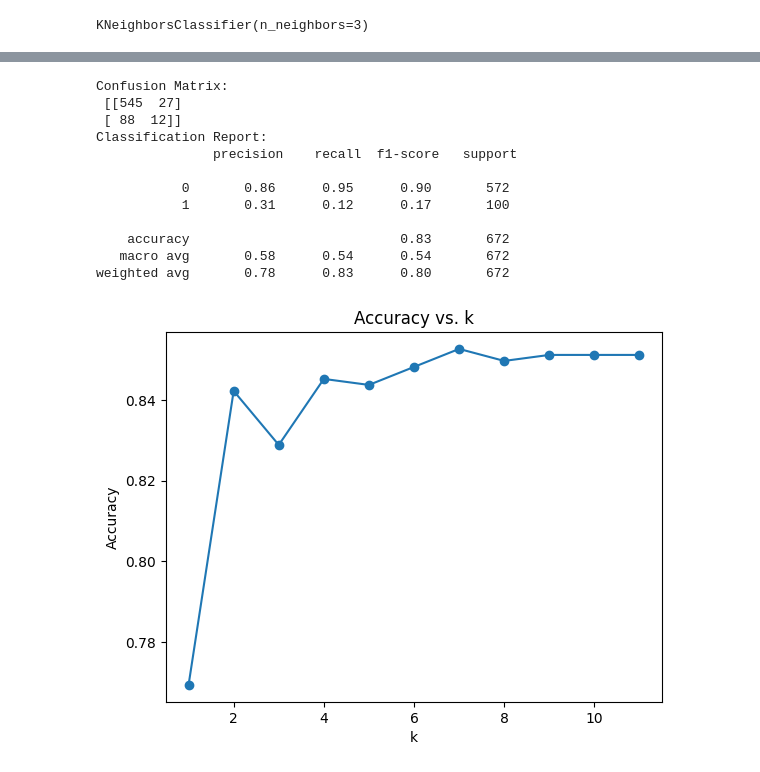
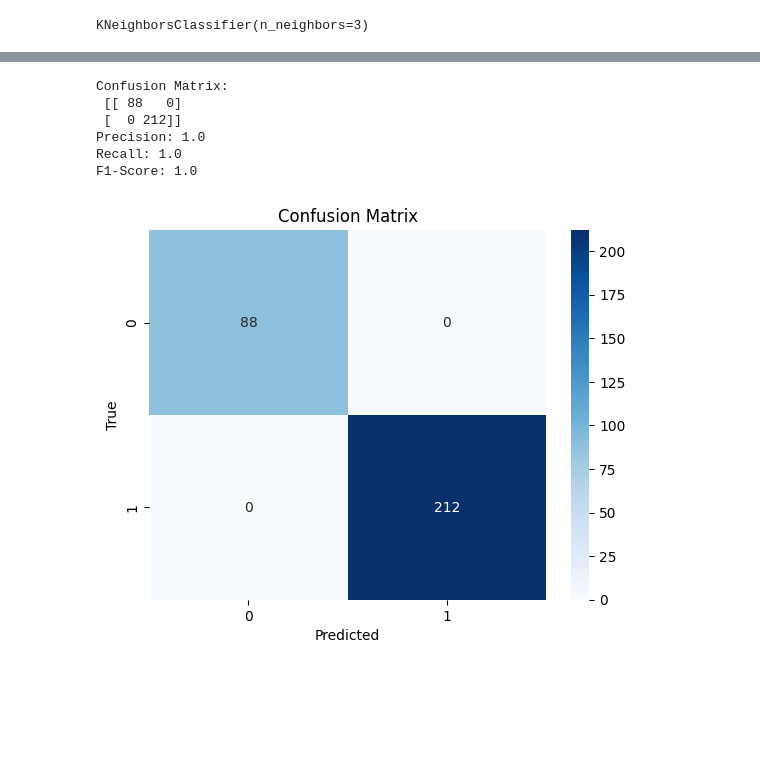
Before and after one commit to AdityaElango/AdityaElango_ML_Lab, a Jupyter notebook: BL_EN_U4CSE22009_LAB3.ipynb, the cells around one changed output, grey strips where cells are left out. Saved outputs shown, nothing was run; the diff lists cells and outputs as text; code cells hidden in the pictures; blank space fills up the shorter version.

```diff
--- a/BL_EN_U4CSE22009_LAB3.ipynb
+++ b/BL_EN_U4CSE22009_LAB3.ipynb
@@ -186,37 +127,25 @@ Predictions on test set: [0 0 0 0 0 0 0 0 0 0 0 0 0 0 0 0 0 0 0 0 0 0 0 0 0 1 0
-# %%
-
-# Confusion matrix and performance metrics
-cm = confusion_matrix(y_test, predictions)
-print("Confusion Matrix:\n", cm)
-cr = classification_report(y_test, predictions)
-print("Classification Report:\n", cr)
-# %% [output]
-Confusion Matrix:
- [[545  27]
- [ 88  12]]
-Classification Report:
-               precision    recall  f1-score   support
-
-           0       0.86      0.95      0.90       572
-           1       0.31      0.12      0.17       100
-
-    accuracy                           0.83       672
-   macro avg       0.58      0.54      0.54       672
-weighted avg       0.78      0.83      0.80       672
-# %%
-# Vary k from 1 to 11 and plot accuracy
-k_values = range(1, 12)
-accuracies = []
-for k in k_values:
-    knn = KNeighborsClassifier(n_neighbors=k)
-    knn.fit(X_train, y_train)
-    accuracy = knn.score(X_test, y_test)
-    accuracies.append(accuracy)
-
-plt.plot(k_values, accuracies, marker='o')
-plt.title('Accuracy vs. k')
-plt.xlabel('k')
-plt.ylabel('Accuracy')
-plt.show()
-# %% [output]
-[figure, removed]
+# %%
+# Predict and evaluate
+y_pred = knn.predict(X_test)
+conf_matrix = confusion_matrix(y_test, y_pred)
+precision, recall, f1, _ = precision_recall_fscore_support(y_test, y_pred, average='weighted')
+
+print("Confusion Matrix:\n", conf_matrix)
+print("Precision:", precision)
+print("Recall:", recall)
+print("F1-Score:", f1)
+
+# Plot confusion matrix
+sns.heatmap(conf_matrix, annot=True, fmt='d', cmap='Blues')
+plt.xlabel('Predicted')
+plt.ylabel('True')
+plt.title('Confusion Matrix')
+plt.show()
+# %% [output]
+Confusion Matrix:
+ [[ 88   0]
+ [  0 212]]
+Precision: 1.0
+Recall: 1.0
+F1-Score: 1.0
+[figure, added]
```
Also changed, not shown: parts of 15 cells of this notebook, 3 other files.
